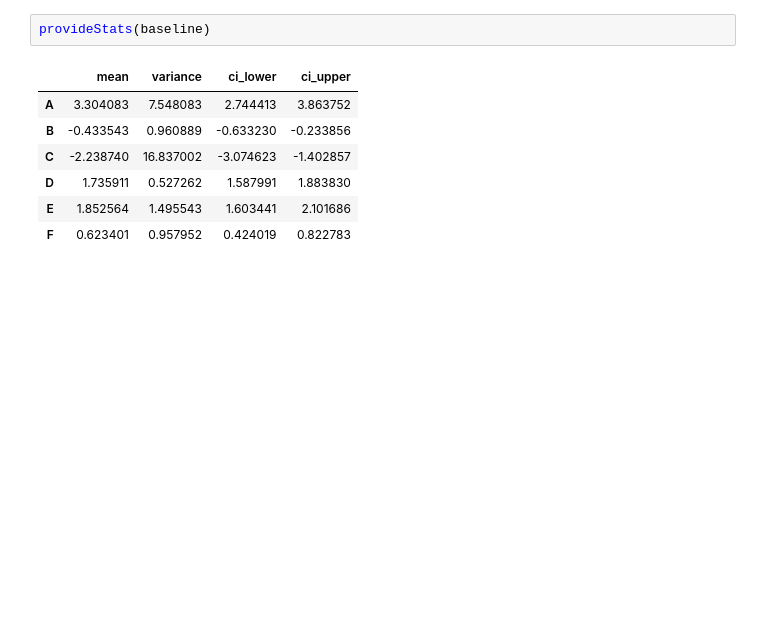
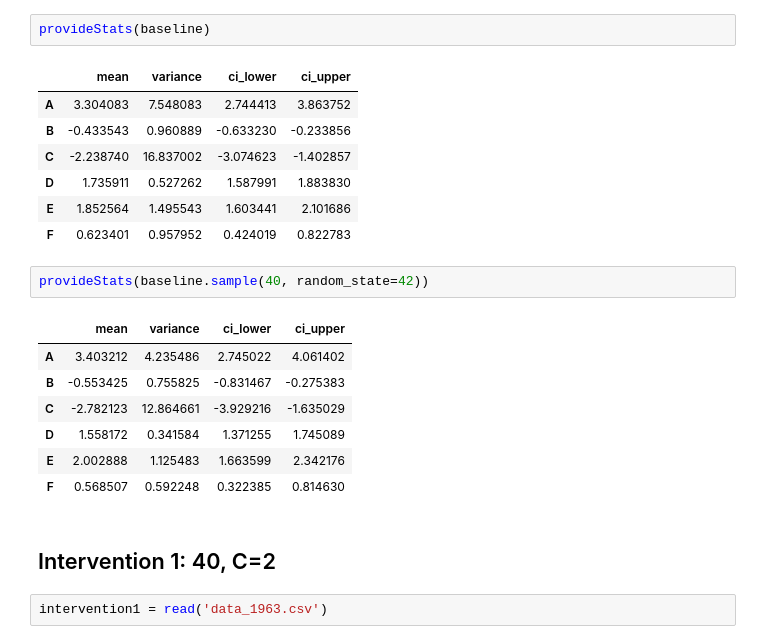
Before and after one commit to claralb2002/Active-Machine-Learning-Assignments, a Jupyter notebook: miniproject3/experiment.ipynb, the cells around one changed output. Drawn from its saved outputs; the diff is of its cells as text; blank space fills up the shorter version.

```diff
--- a/miniproject3/experiment.ipynb
+++ b/miniproject3/experiment.ipynb
@@ -133,3 +134,17 @@ provideStats(baseline)
 | D | 1.735911 | 0.527262 | 1.587991 | 1.883830 |
 | E | 1.852564 | 1.495543 | 1.603441 | 2.101686 |
 | F | 0.623401 | 0.957952 | 0.424019 | 0.822783 |
+# %%
+provideStats(baseline.sample(40, random_state=42))
+# %% [output]
+|  | mean | variance | ci_lower | ci_upper |
+| A | 3.403212 | 4.235486 | 2.745022 | 4.061402 |
+| B | -0.553425 | 0.755825 | -0.831467 | -0.275383 |
+| C | -2.782123 | 12.864661 | -3.929216 | -1.635029 |
+| D | 1.558172 | 0.341584 | 1.371255 | 1.745089 |
+| E | 2.002888 | 1.125483 | 1.663599 | 2.342176 |
+| F | 0.568507 | 0.592248 | 0.322385 | 0.814630 |
+# %% [markdown]
+## Intervention 1: 40, C=2
+# %%
+intervention1 = read('data_1963.csv')
```
Also changed, not shown: parts of 9 cells of this notebook.
